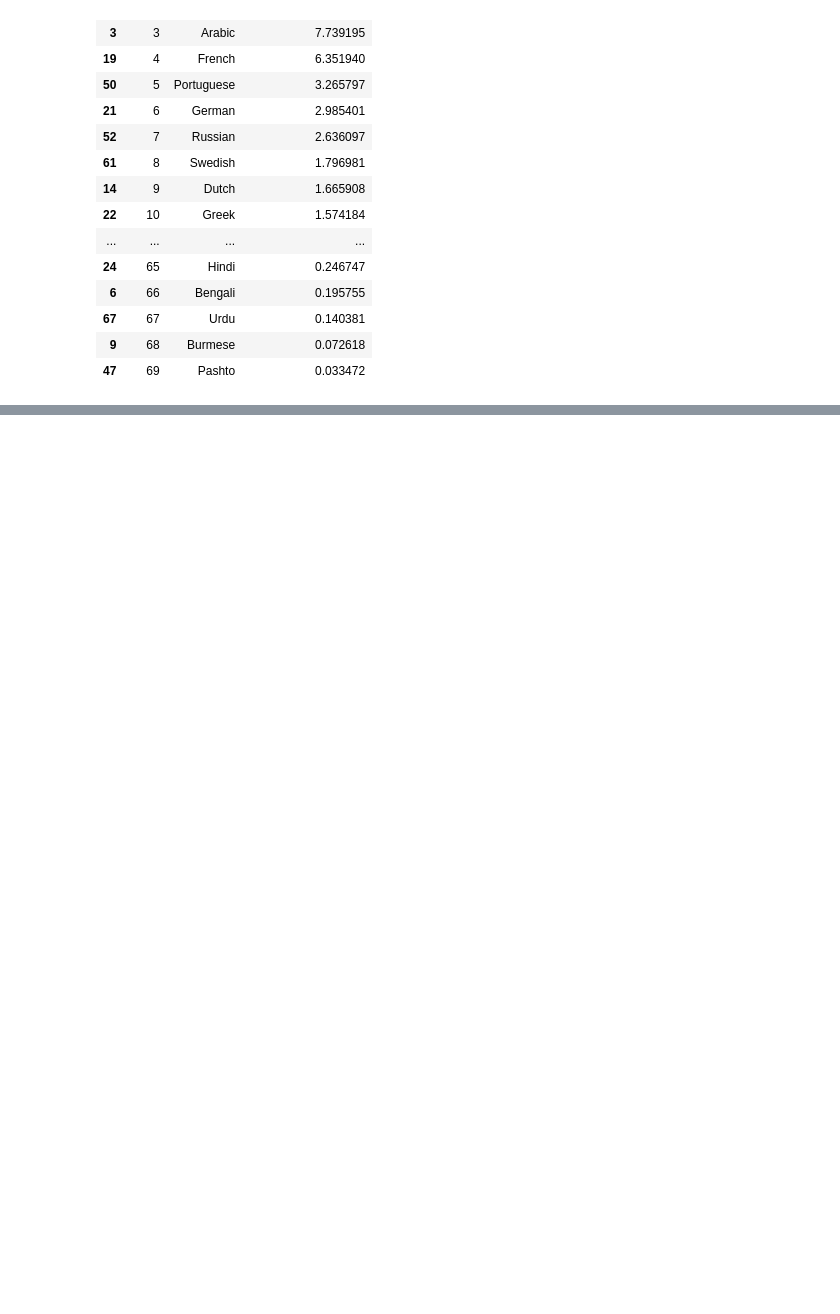
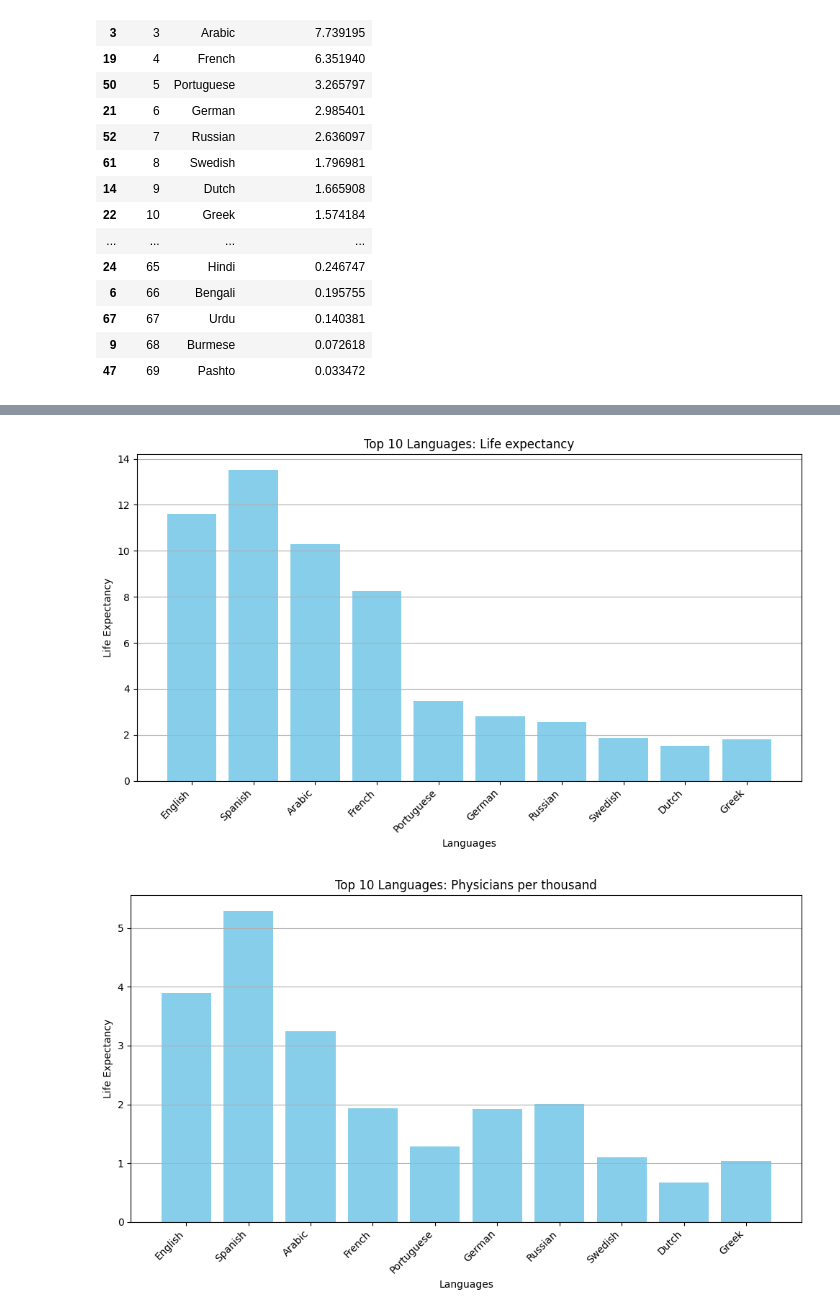
Before and after one commit to KacperWro/DataAnalysisCA, a Jupyter notebook: main.ipynb, the cells around one changed output, grey strips where cells are left out. Cells and saved outputs as stored; diff of their text form; code cells hidden in the pictures; blank space fills up the shorter version.

```diff
--- a/main.ipynb
+++ b/main.ipynb
@@ -920,8 +920,21 @@ language_df = language_df[['Rank', 'Language', 'Composite Indicator']]
 
 language_df = language_df.sort_values(by='Composite Indicator', ascending=False)
 
+column_names = ['Physicians per thousand', 'Out of pocket health expenditure (%)',
+                'Minimum wage ($)', 'Tax revenue (%)', 'Gasoline Price ($)', 'Agricultural Land( %)',
+                'Population: Labor force participation (%)', 'Total tax rate (%)', 'Forested Area (%)',
+                'GDP ($)', 'Consumer Price Index', 'Population', 'Density\n(P/Km2)',
+                'Gross primary education enrollment (%)', 'Unemployment rate (%)', 'Land Area(Km2)']
+
+column_sum = world_data_normalized.groupby('Official language')['Life expectancy'].sum()
+merged_df = language_df.merge(column_sum, how='left', left_on='Language', right_index=True)
+
+for col in column_names:
+    column_sum = world_data_normalized.groupby('Official language')[col].sum()
+    merged_df = merged_df.merge(column_sum, how='left', left_on='Language', right_index=True)
+
 with pd.option_context('display.max_rows', None):
-    display(language_df)
+    display(merged_df[['Rank', 'Language', 'Composite Indicator']])
 # %% [output]
 |  | Rank | Language | Composite Indicator |
 | 16 | 1 | English | 11.571907 |
@@ -942,0 +967,33 @@ with pd.option_context('display.max_rows', None):
+# %%
+import matplotlib.pyplot as plt
+
+top_10_languages = merged_df.nsmallest(10, 'Rank')
+
+columns = [
+    'Life expectancy',
+    'Physicians per thousand',
+    'Out of pocket health expenditure (%)',
+    'Minimum wage ($)',
+    'Tax revenue (%)',
+    'Gasoline Price ($)',
+    'Agricultural Land( %)'
+]
+
+languages = top_10_languages['Language']
+
+for col in columns:
+    life_expectancies = top_10_languages[col]
+
+    plt.figure(figsize=(10, 6))
+    plt.bar(languages, life_expectancies, color='skyblue')
+    plt.xlabel('Languages')
+    plt.ylabel('Life Expectancy')
+    plt.title(f'Top 10 Languages: {col}')
+    plt.xticks(rotation=45, ha='right')
+    plt.grid(axis='y')
+
+    plt.tight_layout()
+    plt.show()
+# %% [output]
+[figure, added]
+[figure, added]
```
Also changed, not shown: parts of 2 cells of this notebook.
